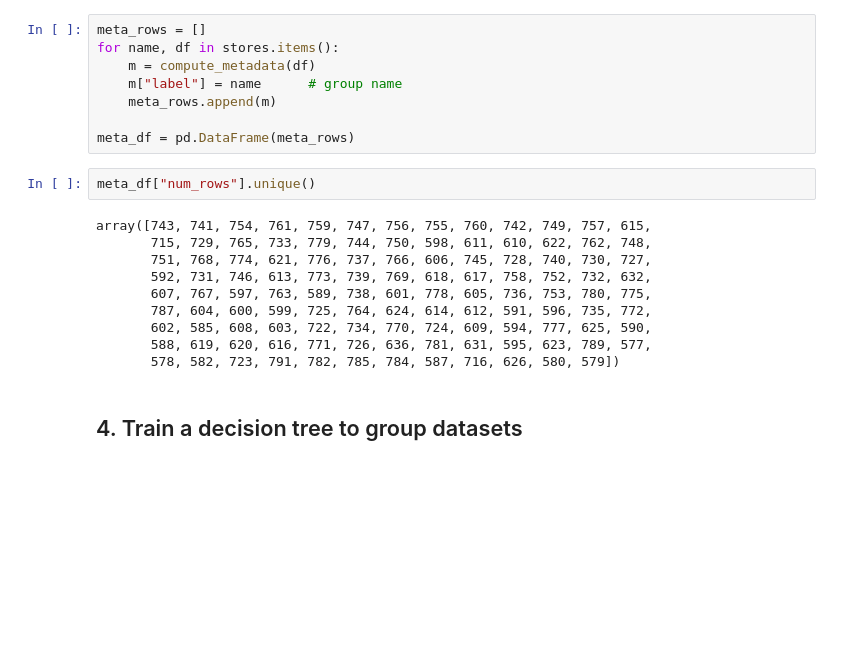
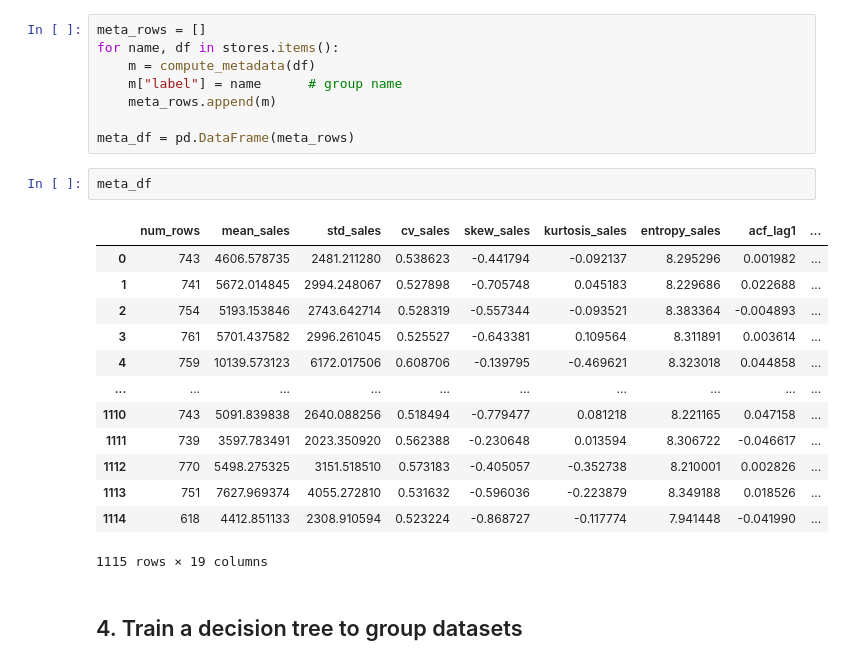
Before and after one commit to SepidehGhorbanian/Research_Project, a Jupyter notebook: main.ipynb, the cells around one changed output. Cells and saved outputs as stored; diff of their text form; blank space fills up the shorter version.

```diff
--- a/main.ipynb
+++ b/main.ipynb
@@ -47,17 +146,21 @@ for name, df in stores.items():
 
 meta_df = pd.DataFrame(meta_rows)
 # %%
-meta_df["num_rows"].unique()
+meta_df
 # %% [output]
+|  | num_rows | mean_sales | std_sales | cv_sales | skew_sales | kurtosis_sales | entropy_sales | acf_lag1 | ... |
+| 0 | 743 | 4606.578735 | 2481.211280 | 0.538623 | -0.441794 | -0.092137 | 8.295296 | 0.001982 | ... |
+| 1 | 741 | 5672.014845 | 2994.248067 | 0.527898 | -0.705748 | 0.045183 | 8.229686 | 0.022688 | ... |
+| 2 | 754 | 5193.153846 | 2743.642714 | 0.528319 | -0.557344 | -0.093521 | 8.383364 | -0.004893 | ... |
+| 3 | 761 | 5701.437582 | 2996.261045 | 0.525527 | -0.643381 | 0.109564 | 8.311891 | 0.003614 | ... |
+| 4 | 759 | 10139.573123 | 6172.017506 | 0.608706 | -0.139795 | -0.469621 | 8.323018 | 0.044858 | ... |
+| ... | ... | ... | ... | ... | ... | ... | ... | ... | ... |
+| 1110 | 743 | 5091.839838 | 2640.088256 | 0.518494 | -0.779477 | 0.081218 | 8.221165 | 0.047158 | ... |
+| 1111 | 739 | 3597.783491 | 2023.350920 | 0.562388 | -0.230648 | 0.013594 | 8.306722 | -0.046617 | ... |
+| 1112 | 770 | 5498.275325 | 3151.518510 | 0.573183 | -0.405057 | -0.352738 | 8.210001 | 0.002826 | ... |
+| 1113 | 751 | 7627.969374 | 4055.272810 | 0.531632 | -0.596036 | -0.223879 | 8.349188 | 0.018526 | ... |
+| 1114 | 618 | 4412.851133 | 2308.910594 | 0.523224 | -0.868727 | -0.117774 | 7.941448 | -0.041990 | ... |
-array([743, 741, 754, 761, 759, 747, 756, 755, 760, 742, 749, 757, 615,
-       715, 729, 765, 733, 779, 744, 750, 598, 611, 610, 622, 762, 748,
-       751, 768, 774, 621, 776, 737, 766, 606, 745, 728, 740, 730, 727,
-       592, 731, 746, 613, 773, 739, 769, 618, 617, 758, 752, 732, 632,
-       607, 767, 597, 763, 589, 738, 601, 778, 605, 736, 753, 780, 775,
-       787, 604, 600, 599, 725, 764, 624, 614, 612, 591, 596, 735, 772,
-       602, 585, 608, 603, 722, 734, 770, 724, 609, 594, 777, 625, 590,
-       588, 619, 620, 616, 771, 726, 636, 781, 631, 595, 623, 789, 577,
-       578, 582, 723, 791, 782, 785, 784, 587, 716, 626, 580, 579])
+1115 rows × 19 columns
 # %% [markdown]
 ## 4. Train a decision tree to group datasets
 # %%
```
Also changed, not shown: parts of 19 cells of this notebook.
